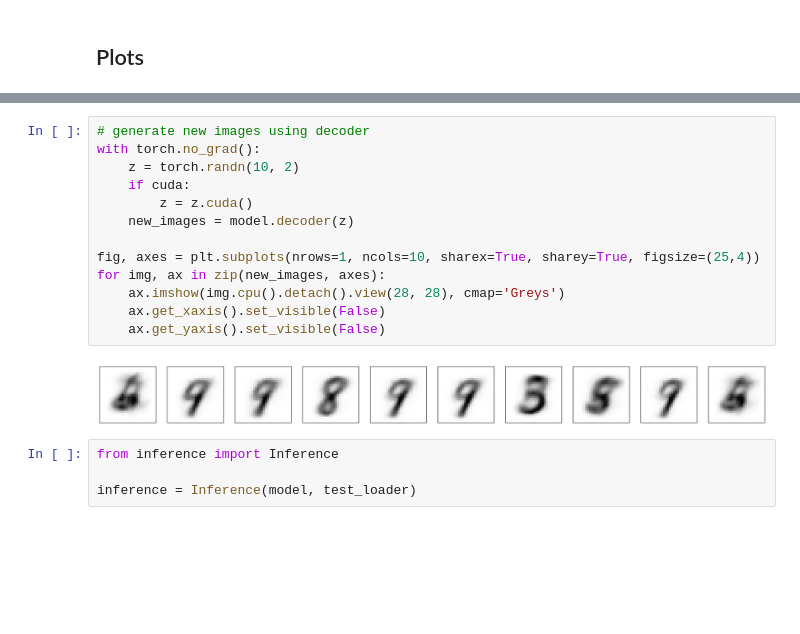
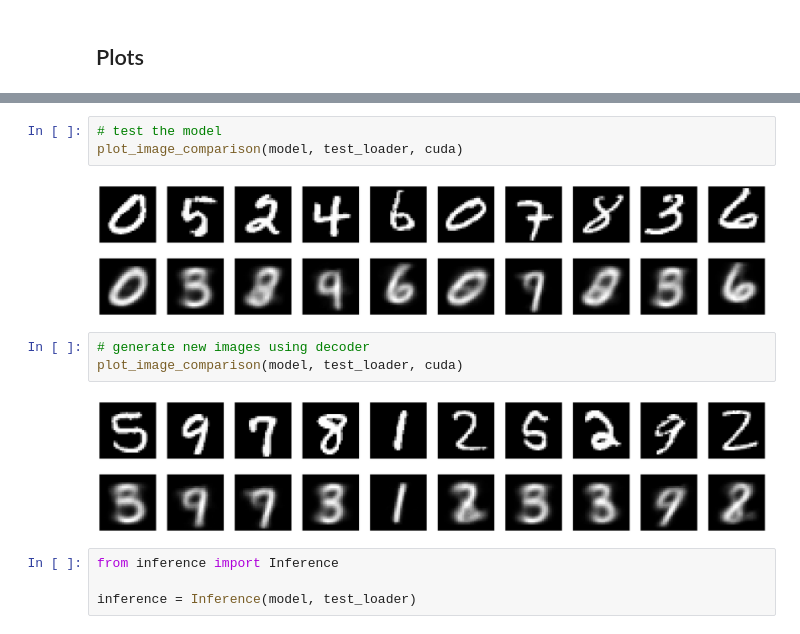
Before and after one commit to Ottohesten/02466-Cell-Profiling, a Jupyter notebook: variational_autoencoder.ipynb, the cells around one changed output, grey strips where cells are left out. Cells and saved outputs as stored; diff of their text form; blank space fills up the shorter version.

```diff
--- a/variational_autoencoder.ipynb
+++ b/variational_autoencoder.ipynb
@@ -186,18 +165,13 @@ for images, row in zip([images, x_hat], axes):
-# %%
-# generate new images using decoder
-with torch.no_grad():
-    z = torch.randn(10, 2)
-    if cuda:
-        z = z.cuda()
-    new_images = model.decoder(z)
-
-fig, axes = plt.subplots(nrows=1, ncols=10, sharex=True, sharey=True, figsize=(25,4))
-for img, ax in zip(new_images, axes):
-    ax.imshow(img.cpu().detach().view(28, 28), cmap='Greys')
-    ax.get_xaxis().set_visible(False)
-    ax.get_yaxis().set_visible(False)
-# %% [output]
-[figure, removed]
+# %%
+# test the model
+plot_image_comparison(model, test_loader, cuda)
+# %% [output]
+[figure, added]
+# %%
+# generate new images using decoder
+plot_image_comparison(model, test_loader, cuda)
+# %% [output]
+[figure, added]
 # %%
 from inference import Inference
 
```
Also changed, not shown: parts of 5 cells of this notebook, 2 other files.
